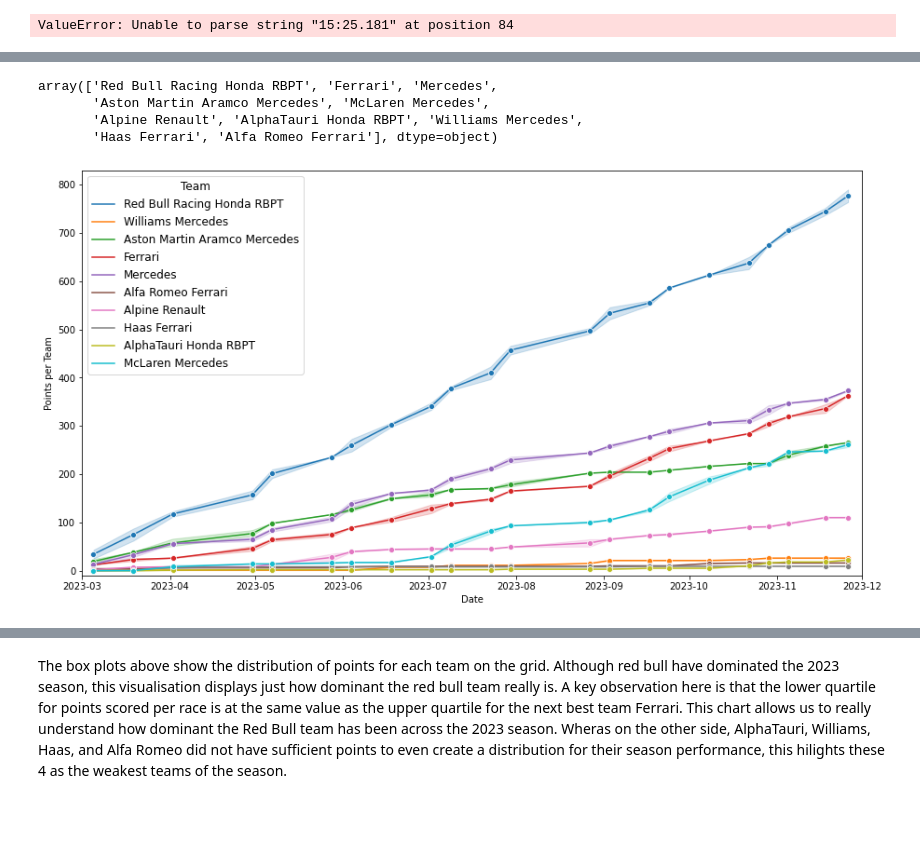
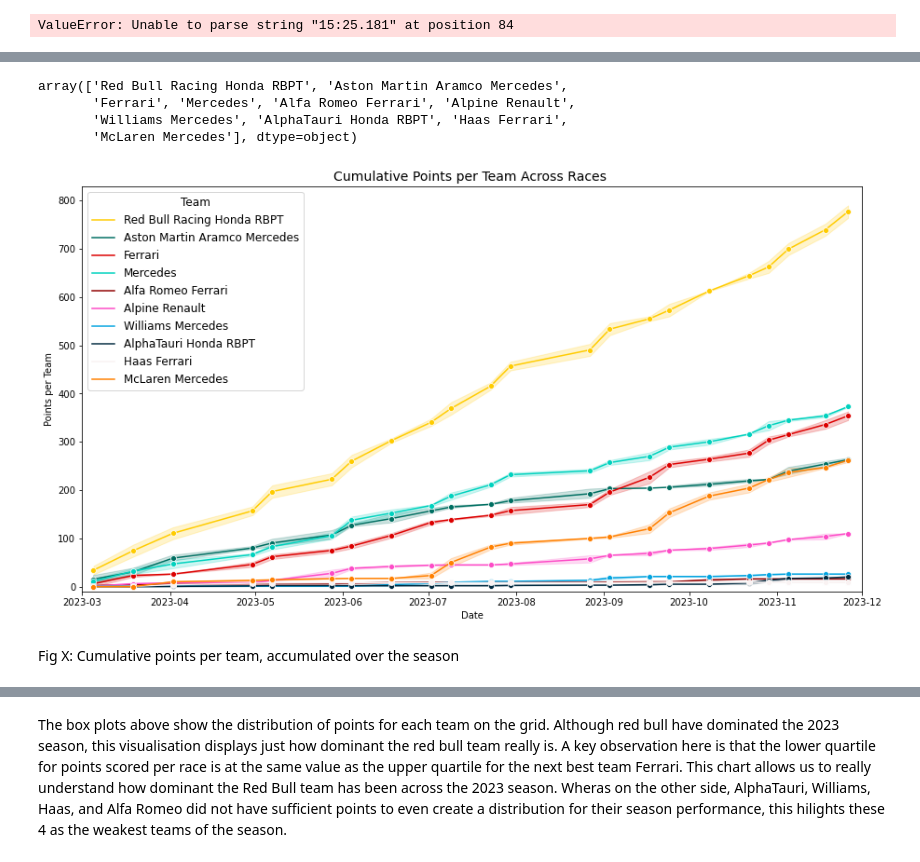
Before and after one commit to Wiktoria-Okla/BEE2041_EmpiricalProject, a Jupyter notebook: Blog_Jupyter_Script.ipynb, the cells around one changed output, grey strips where cells are left out. Drawn from its saved outputs; the diff is of its cells as text; code cells hidden in the pictures; blank space fills up the shorter version.

```diff
--- a/Blog_Jupyter_Script.ipynb
+++ b/Blog_Jupyter_Script.ipynb
@@ -1003,19 +514,17 @@ F1_sorted
 # %%
-F1_sorted['Car'].unique() #viewing the teams
+F1_full['Car'].unique() #viewing the teams
 # %% [output]
-array(['Red Bull Racing Honda RBPT', 'Ferrari', 'Mercedes',
-       'Aston Martin Aramco Mercedes', 'McLaren Mercedes',
-       'Alpine Renault', 'AlphaTauri Honda RBPT', 'Williams Mercedes',
-       'Haas Ferrari', 'Alfa Romeo Ferrari'], dtype=object)
+array(['Red Bull Racing Honda RBPT', 'Aston Martin Aramco Mercedes',
+       'Ferrari', 'Mercedes', 'Alfa Romeo Ferrari', 'Alpine Renault',
+       'Williams Mercedes', 'AlphaTauri Honda RBPT', 'Haas Ferrari',
+       'McLaren Mercedes'], dtype=object)
 # %%
 #establishing team colours
 team_colours = {'Red Bull Racing Honda RBPT': '#FFCC00','Ferrari': '#DC0000',  'Mercedes' : '#00D2BE',
                 'Aston Martin Aramco Mercedes' : '#006F62' , 'McLaren Mercedes' : '#FF8000','Alpine Renault' : '#FD4BC7',
                 'AlphaTauri Honda RBPT' : '#00293F', 'Williams Mercedes' : '#00A3E0',
                'Haas Ferrari' : '#F9F2F2', 'Alfa Romeo Ferrari': '#900000'}
-F1_full['Colours'] = F1_sorted['Car'].map(team_colours)
-F1_sorted['Colours'] = F1_sorted['Car'].map(team_colours)#mapping colours onto drivers
+F1_full['Colours'] = F1_full['Car'].map(team_colours)
 # %%
-F1_team_df = F1_sorted.groupby(['Car','Date']).sum()
-F1_full = F1_full.sort_values(by = 'Date') #sorting full F1 dataset by date
-F1_full['Cumulative_PTS'] = F1_full.groupby('Car')['PTS'].cumsum() #creating column to hold cumulative values per car team
+F1_date_sort = F1_full.sort_values(by = 'Date') #sorting full F1 dataset by date
+F1_full['Cumulative_PTS'] = F1_date_sort.groupby('Car')['PTS'].cumsum() #creating column to hold cumulative values per car team
@@ -1022,11 +534,17 @@ F1_full['Cumulative_PTS'] = F1_full.groupby('Car')['PTS'].cumsum() #creating col
+# %%
+#creating a dictionary with each car assigned to its respective colour to apply to plots
+team_colours_func = dict(zip(F1_sorted['Car'], F1_sorted['Colours']))
 # %%
 plt.figure(figsize = (15,8))
-sns.lineplot(data = F1_full, x = 'Date', y = 'Cumulative_PTS', hue = 'Car', marker = 'o')
+sns.lineplot(data = F1_full, x = 'Date', y = 'Cumulative_PTS', hue = 'Car', marker = 'o', palette = team_colours_func)
 plt.xlabel('Date')
 plt.ylabel('Points per Team')
 plt.legend(title = 'Team', prop = {'size': 12}, fontsize = '10', title_fontsize = '12')
 plt.ylim(-10,)
 plt.xlim(pd.Timestamp('2023-03'), pd.Timestamp('2023-12'))
+plt.title('Cumulative Points per Team Across Races ', fontsize = 14)
 plt.show()
 # %% [output]
-[figure, old version]
+[figure, new version]
+# %% [markdown]
+Fig X: Cumulative points per team, accumulated over the season
```
Also changed, not shown: parts of 85 cells of this notebook.
